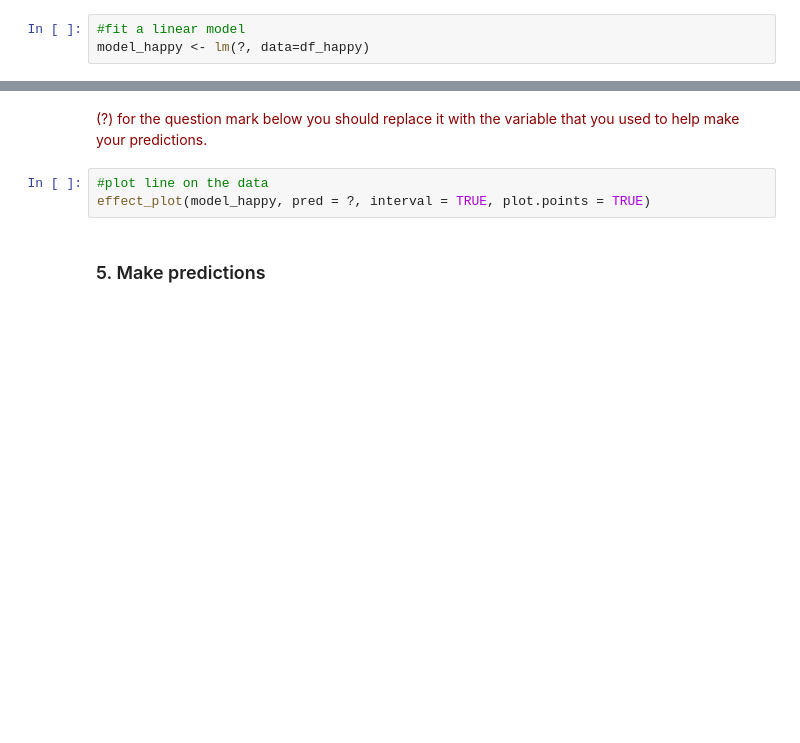
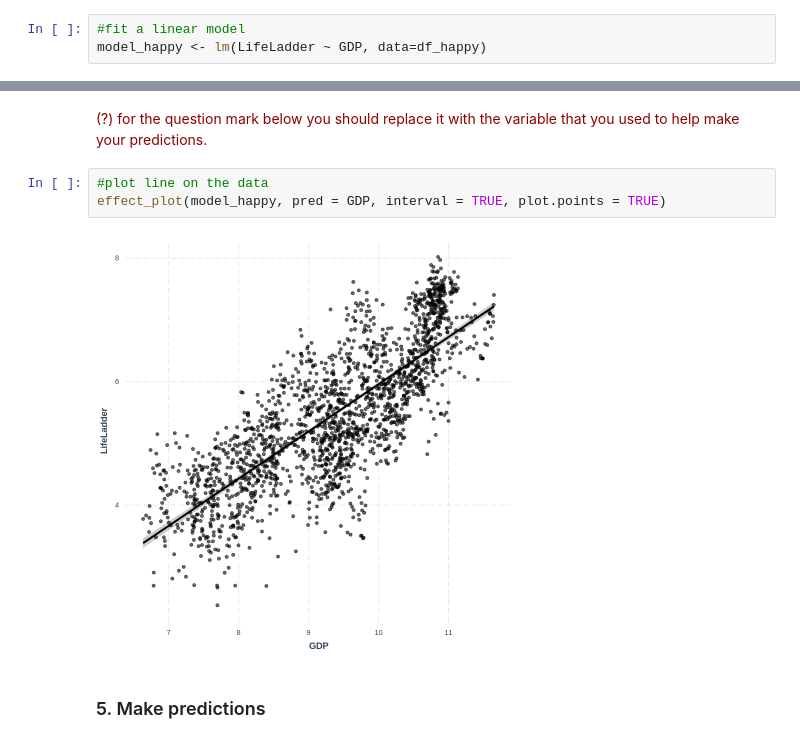
Before and after one commit to rhi-batstone/IntroPsychStats, a Jupyter notebook: IntroPychStats-main/data/lm_happiness.ipynb, the cells around one changed output, grey strips where cells are left out. Cells and saved outputs as stored; diff of their text form; blank space fills up the shorter version.

```diff
--- a/IntroPychStats-main/data/lm_happiness.ipynb
+++ b/IntroPychStats-main/data/lm_happiness.ipynb
@@ -54,7 +64,7 @@ Now we can specify the model we'd like to fit.
 <font color = "darkred"> (?) for the question mark below you should replace it with the formula that will help you answer your question. </font>
 # %%
 #fit a linear model
-model_happy <- lm(?, data=df_happy)
+model_happy <- lm(LifeLadder ~ GDP, data=df_happy)
 # %% [markdown]
 This bit of code then use our inputs to find the best fit linear equation for :
 > y = a + b * x
@@ -82,7 +118,9 @@ Let's take a look at the regression line a little more visually
 <font color = "darkred"> (?) for the question mark below you should replace it with the variable that you used to help make your predictions. </font>
 # %%
 #plot line on the data
-effect_plot(model_happy, pred = ?, interval = TRUE, plot.points = TRUE)
+effect_plot(model_happy, pred = GDP, interval = TRUE, plot.points = TRUE)
+# %% [output]
+[figure, added]
 # %% [markdown]
 ### 5. Make predictions
 # %% [markdown]
```
Also changed, not shown: parts of 7 cells of this notebook.
